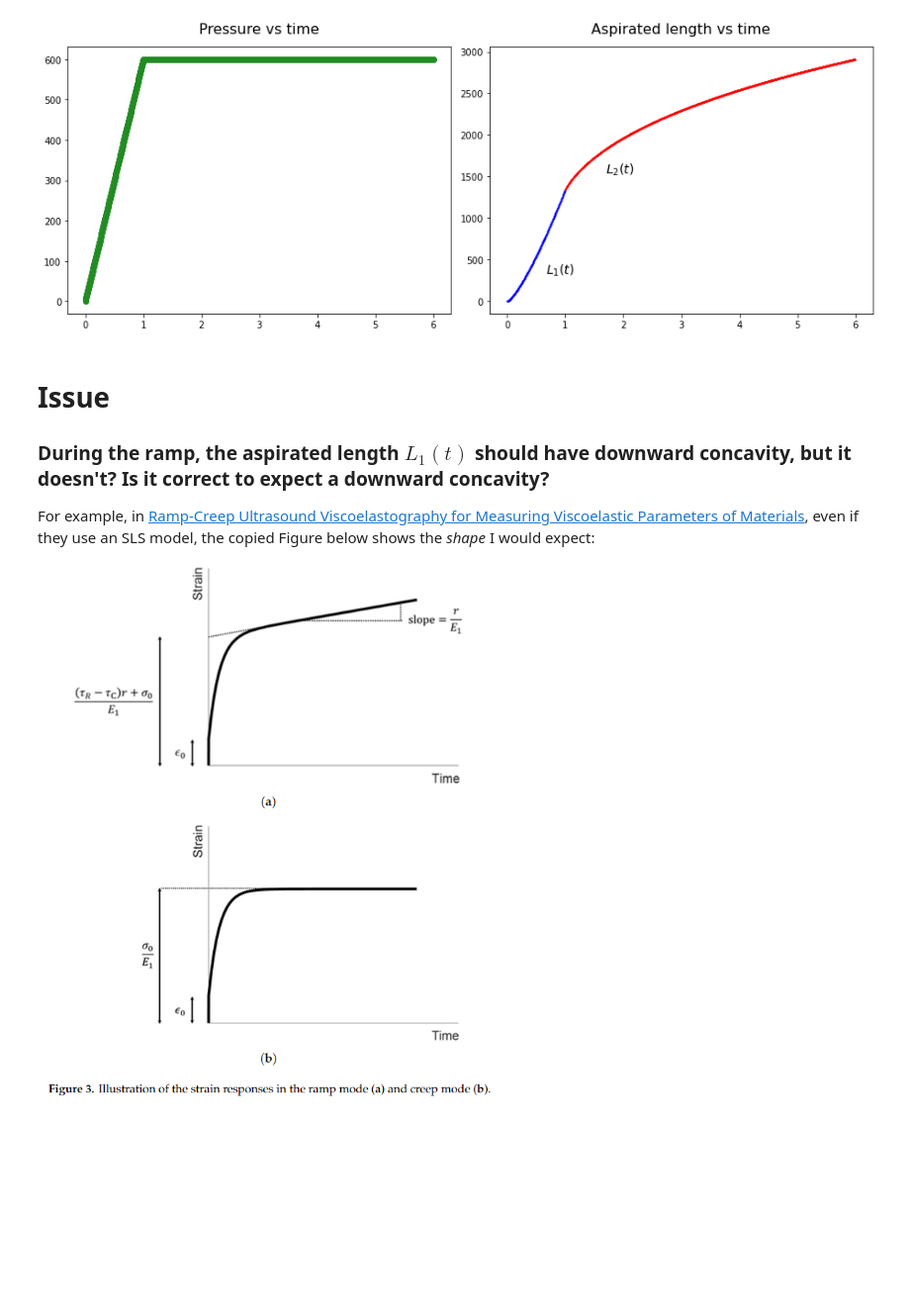
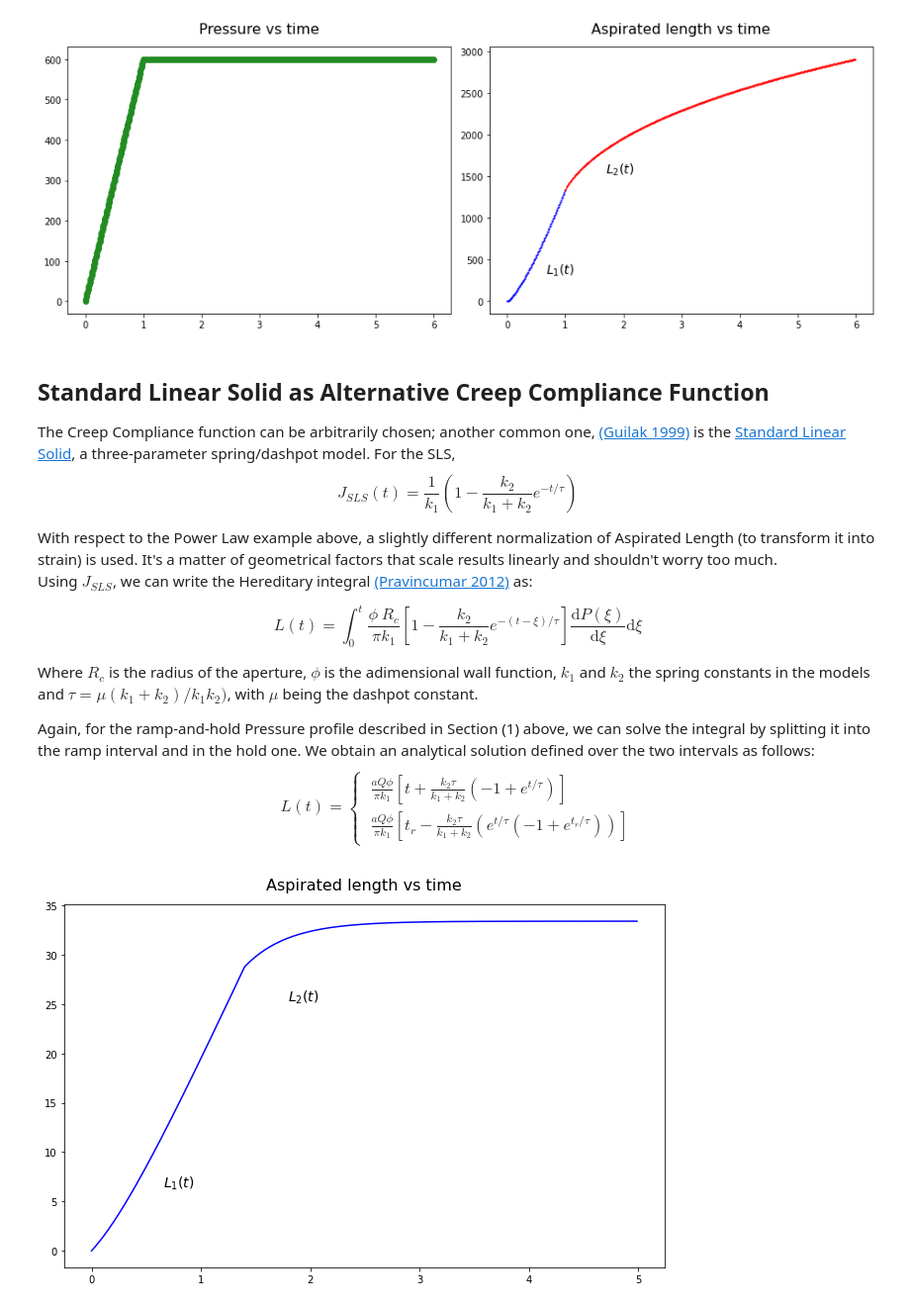
Before and after one commit to LucaBartolini/PowerLawViscoelasticity, a Jupyter notebook: Power Law Viscoelasticity.ipynb, the cells around one changed output. Shown at 99% size. Saved outputs shown, nothing was run; the diff lists cells and outputs as text; code cells hidden in the pictures; blank space fills up the shorter version.

```diff
--- a/Power Law Viscoelasticity.ipynb
+++ b/Power Law Viscoelasticity.ipynb
@@ -113,9 +117,73 @@ plt.tight_layout()
 # %% [output]
 [figure]
 # %% [markdown]
-# Issue
+## Standard Linear Solid as Alternative Creep Compliance Function
 
-### During the ramp, the aspirated length $L_1(t)$ should have downward concavity, but it doesn't? Is it correct to expect a downward concavity?
+The Creep Compliance function can be arbitrarily chosen; another common one, [(Guilak 1999)](https://www.ncbi.nlm.nih.gov/pubmed/10626310) is the [Standard Linear Solid](https://en.wikipedia.org/wiki/Standard_linear_solid_model), a three-parameter spring/dashpot model.
+For the SLS,
+$$
+J_{SLS}(t) = \frac{1}{k_1} \left( 1 - \frac{k_2}{k_1+k_2}e^{-t/\tau} \right)
+$$
 
-For example, in [Ramp-Creep Ultrasound Viscoelastography for Measuring Viscoelastic Parameters of Materials](https://www.mdpi.com/1996-1944/13/16/3593), even if they use an SLS model, the copied Figure below shows the *shape* I would expect:
-![image.png](attachment:image.png)
+With respect to the Power Law example above, a slightly different normalization of Aspirated Length (to transform it into strain) is used. It's a matter of geometrical factors that scale results linearly and shouldn't worry too much.
+Using $J_{SLS}$, we can write the Hereditary integral [(Pravincumar 2012)](https://www.ncbi.nlm.nih.gov/pmc/articles/PMC3439462/) as:
+
+$$
+L(t) = \int_0^t \frac{\phi \ R_c}{\pi k_1} \left[ 1 - \frac{k_2}{k_1+k_2}e^{-(t-\xi)/\tau} \right] \frac{\mathrm{d} P(\xi)}{\mathrm{d} \xi} \mathrm{d} \xi
+$$
+
+Where $R_c$ is the radius of the aperture, $\phi$ is the adimensional wall function, $k_1$ and $k_2$ the spring constants in the models and $\tau = \mu (k_1 + k_2) / k_1k_2)$, with $\mu$ being the dashpot constant.
+
+Again, for the ramp-and-hold Pressure profile described in Section (1) above, we can solve the integral by splitting it into the ramp interval and in the hold one.  We obtain an analytical solution defined over the two intervals as follows:
+$$
+L(t)=
+\begin{cases}
+ & \frac{a Q \phi}{\pi k_1} \left[ t + \frac{k_2 \tau}{k_1+k_2} \left( -1+e^{t/\tau} \right) \right] \\
+ & \frac{a Q \phi}{\pi k_1} \left[ t_r - \frac{k_2 \tau}{k_1+k_2} \left( e^{t/\tau} \left( -1+e^{t_r/\tau}\right) \right) \right]
+\end{cases}
+$$
+# %%
+## Standard Linear Solid
+# note: capital P stands for `pressure`, small p stands `parameters`
+pSLS = dict(
+    k1 = 10.,
+    k2 = 10.,
+    mu = 2.,
+    tr = 1.4
+)
+
+phi = 2.1 # wall function
+a = 2.5 # mm -> also L(t) will be in mm
+
+# Solution during the ramp (t<=tr)
+def L1_SLS(t, p):
+    return (a*p['Q']*phi/(np.pi*p['k1']))*(t + (p['k2']*p['tau']*(-1+np.exp(-t/p['tau'])))/(p['k1']+p['k2']))
+
+# Solution during the hold
+def L2_SLS(t, p):
+    return (a*p['Q']*phi/(np.pi*p['k1'])) * (p['tr'] - (p['k2']*p['tau']*np.exp(-t/p['tau'])*(-1+np.exp(p['tr']/p['tau'])))/(p['k1']+p['k2']))
+
+# Combining the solutions
+def L_SLS(t,p):
+    t = np.array(t)
+    p['Q'] = 200 / p['tr'] # the suction reaches 200mbar final suction, and the suction rate is that value divided by the time of the ramp
+    p['tau'] = p['mu'] * (p['k1']+p['k2']) / (p['k1']*p['k2'])
+    idxs = t<p['tr'] # find indices where of the ramp
+    return np.hstack([
+        L1_SLS(t[idxs],p), # apply L1 to the ramp
+        L2_SLS(t[~idxs],p) # apply L2 to the hold
+    ]) # return the horizontal concatenation of the two arrays
+
+t = np.arange(0,5,step=0.01)
+
+fig,ax = plt.subplots(ncols=1, figsize=(9,6));
+
+ax.set_title('Aspirated length vs time', fontsize=16, pad=15)
+ax.plot(t, L_SLS(t, pSLS), c='b' );
+
+ax.text(0.66*tr, 0.33*L_SLS(tr, pSLS), r"$L_1(t)$", fontsize = 14);
+ax.text(1.8*tr, 1.3*L_SLS(tr, pSLS), r"$L_2(t)$", fontsize = 14);
+
+plt.tight_layout()
+# %% [output]
+[figure, added]
```
Also changed, not shown: parts of 3 cells of this notebook.
